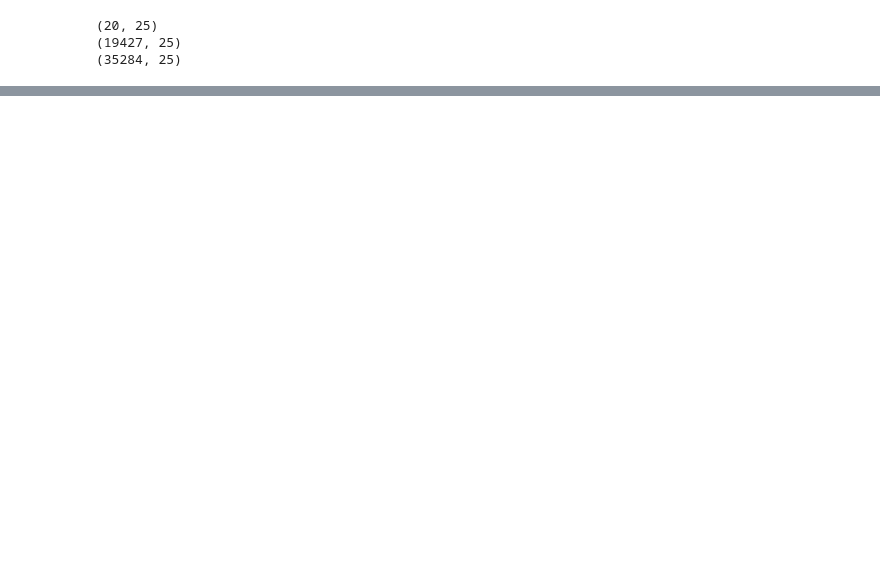
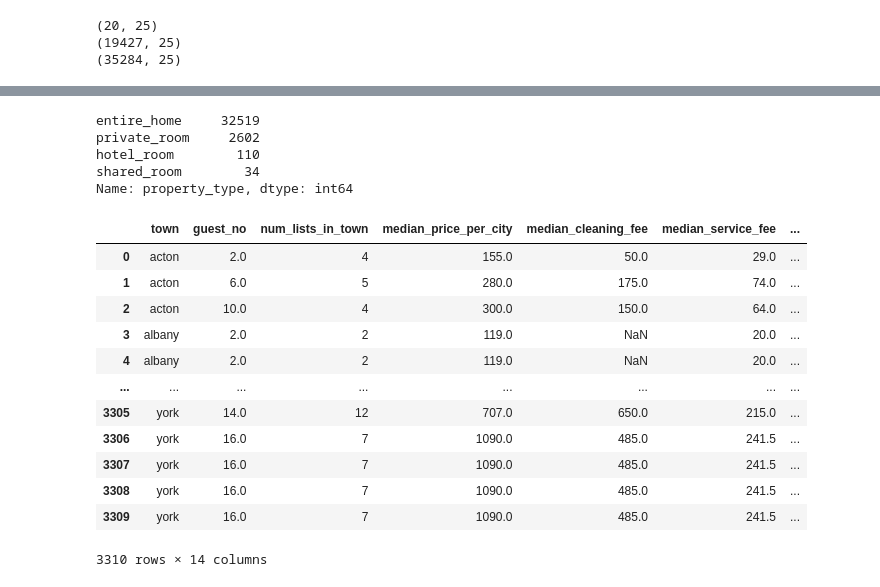
Before and after one commit to mattgilgo/airbnb_reports, a Jupyter notebook: airbnb_eda.ipynb, the cells around one changed output, grey strips where cells are left out. Drawn from its saved outputs; the diff is of its cells as text; code cells hidden in the pictures; blank space fills up the shorter version.

Commit message:
detailed city plots started

```diff
--- a/airbnb_eda.ipynb
+++ b/airbnb_eda.ipynb
@@ -721,0 +812,24 @@ sc_pricing_fig.show()
+# %%
+listing_data.property_type.value_counts()
+# %% [output]
+entire_home     32519
+private_room     2602
+hotel_room        110
+shared_room        34
+Name: property_type, dtype: int64
+# %%
+c
+# %% [output]
+|  | town | guest_no | num_lists_in_town | median_price_per_city | median_cleaning_fee | median_service_fee | ... |
+| 0 | acton | 2.0 | 4 | 155.0 | 50.0 | 29.0 | ... |
+| 1 | acton | 6.0 | 5 | 280.0 | 175.0 | 74.0 | ... |
+| 2 | acton | 10.0 | 4 | 300.0 | 150.0 | 64.0 | ... |
+| 3 | albany | 2.0 | 2 | 119.0 | NaN | 20.0 | ... |
+| 4 | albany | 2.0 | 2 | 119.0 | NaN | 20.0 | ... |
+| ... | ... | ... | ... | ... | ... | ... | ... |
+| 3305 | york | 14.0 | 12 | 707.0 | 650.0 | 215.0 | ... |
+| 3306 | york | 16.0 | 7 | 1090.0 | 485.0 | 241.5 | ... |
+| 3307 | york | 16.0 | 7 | 1090.0 | 485.0 | 241.5 | ... |
+| 3308 | york | 16.0 | 7 | 1090.0 | 485.0 | 241.5 | ... |
+| 3309 | york | 16.0 | 7 | 1090.0 | 485.0 | 241.5 | ... |
+3310 rows × 14 columns
```
Also changed, not shown: parts of 25 cells of this notebook, 4 other files.
